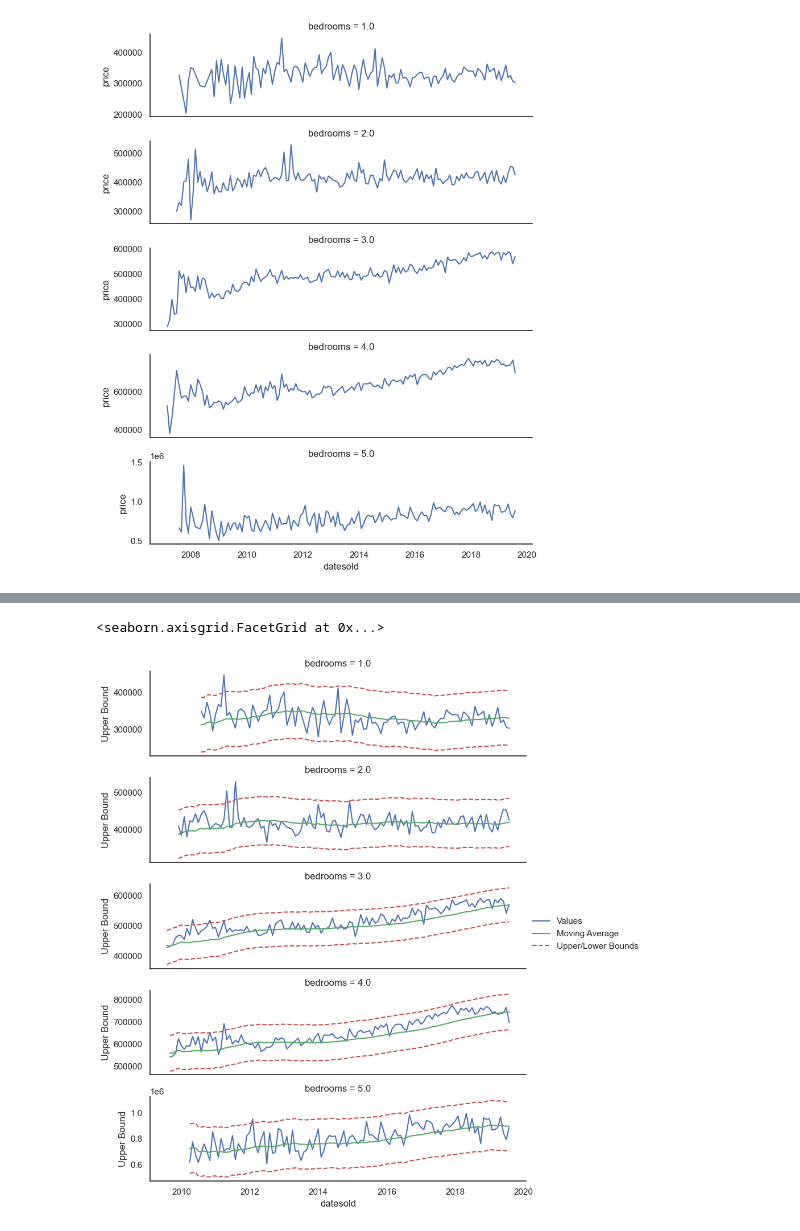
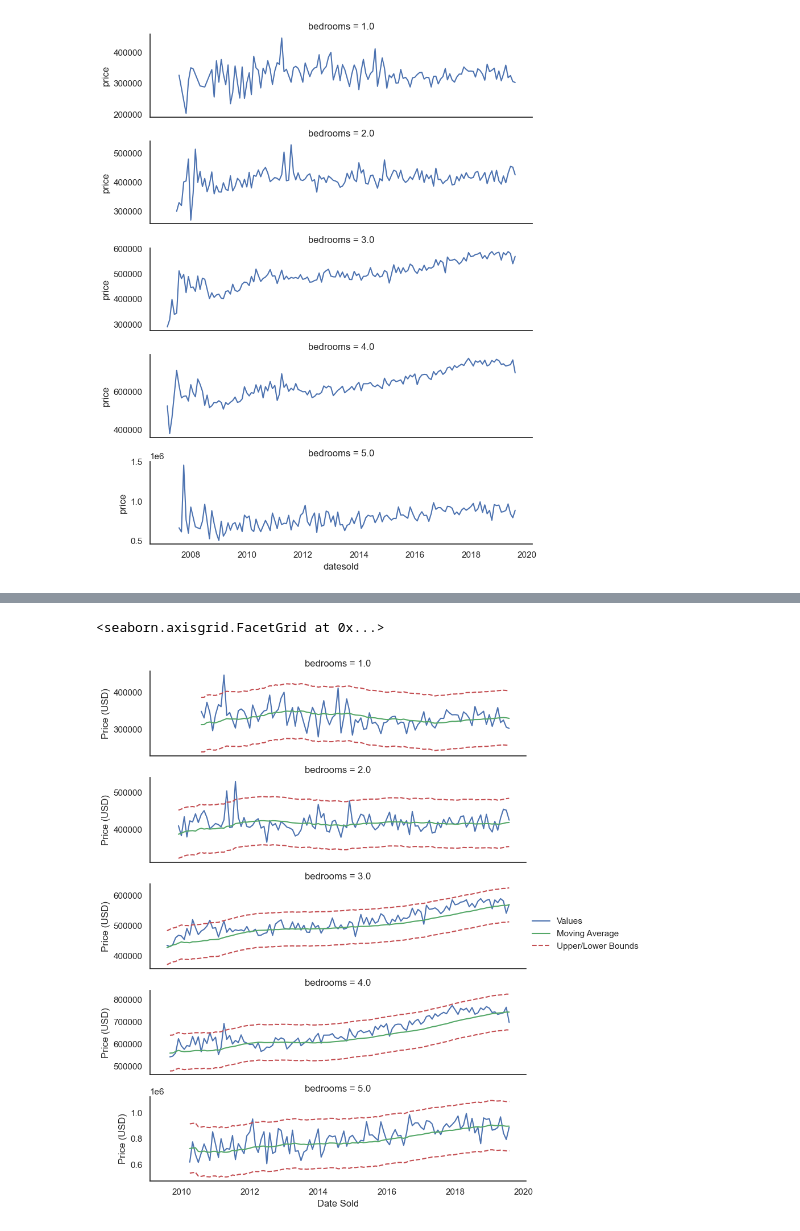
Before and after one commit to Simon-R-Rutter/practical_activity_6.2.8, a Jupyter notebook: 19 Time Series Forecasting.ipynb, the cells around one changed output, grey strips where cells are left out. Drawn from its saved outputs; the diff is of its cells as text; code cells hidden in the pictures.

```diff
--- a/19 Time Series Forecasting.ipynb
+++ b/19 Time Series Forecasting.ipynb
@@ -238,20 +239,21 @@ grid.add_legend()
 # %%
 # Plot time series moving average - 30 data point smoothing
 data_s30 = pd.concat([one_bed_s30, two_bed_s30, three_bed_s30,
                        four_bed_s30, five_bed_s30]).reset_index()
 
 # Drop na values to only plot where calculated values are present.
 data_s30.dropna(inplace=True)
 
 grid = sns.FacetGrid(data_s30, row='bedrooms', height=2, aspect=4, sharey=False)
 grid.map(sns.lineplot, 'datesold', 'price', color='b', label = 'Values')
 grid.map(sns.lineplot, 'datesold', 'Rolling Mean', color='g', label = 'Moving Average')
 grid.map(sns.lineplot, 'datesold', 'Lower Bound', color='r', linestyle='--', label = 'Upper/Lower Bounds')
 grid.map(sns.lineplot, 'datesold', 'Upper Bound', color='r', linestyle='--')
+grid.set_axis_labels('Date Sold', 'Price (USD)')
 grid.add_legend()
 # %% [output]
 <seaborn.axisgrid.FacetGrid at 0x...>
-[figure, old version]
+[figure, new version]
 # %%
 # Plot time series moving average - 90 data point smoothing
 data_s90 = pd.concat([one_bed_s90, two_bed_s90, three_bed_s90,
```
Also changed, not shown: parts of 4 cells of this notebook.
